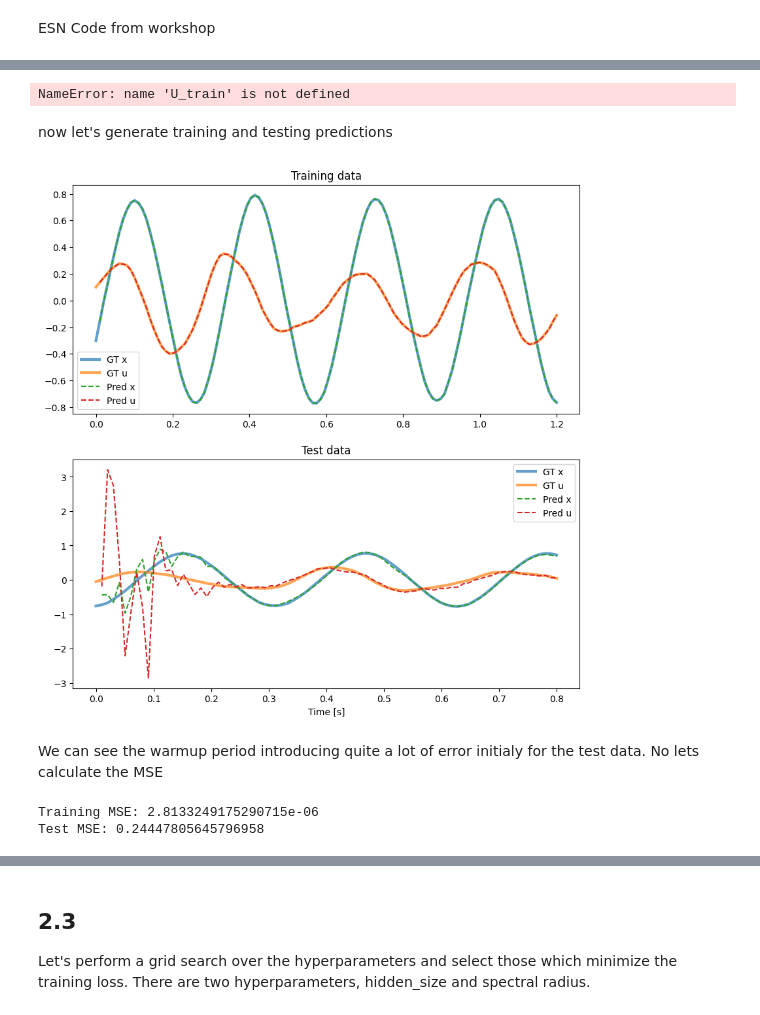
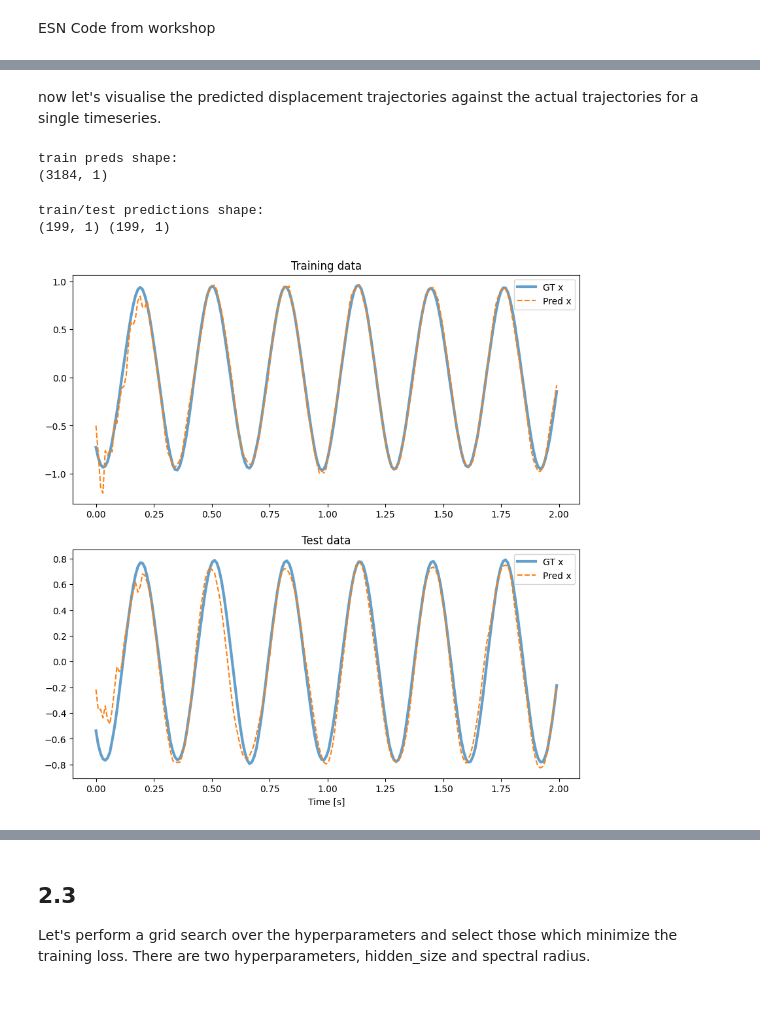
Before and after one commit to ck21706/DDPM_Coursework, a Jupyter notebook: part2_solution_notebook.ipynb, the cells around one changed output, grey strips where cells are left out. Drawn from its saved outputs; the diff is of its cells as text; code cells hidden in the pictures.

```diff
--- a/part2_solution_notebook.ipynb
+++ b/part2_solution_notebook.ipynb
@@ -222,7 +230,7 @@ def run_reservoir(W, Win, u, x = None):
     Win : ndarray
         The input weight matrix.
     u : ndarray
-        The input signal matrix.
+        The input signal matrix. shape = (n_samples, n_inputs)
     x : ndarray, optional
         The initial state vector of the reservoir. If not provided, it is set to zero.
 
@@ -251,7 +259,7 @@ def train_reservoir(all_x, y):
     all_x : ndarray
         The state vectors of the reservoir at each time step.
     y : ndarray
-        The target output signal matrix.
+        The target output signal matrix. shape = (n_samples, n_outputs)
 
     Returns
     -------
@@ -295,5 +303,5 @@ creating and training an initial ESN on the training data. Because we saw that t
 # %%
-def train_esn(size, spectral_radius, train_data, test_data):
+def train_esn(size, spectral_radius, train_in, train_out):
     """
     Train and predict using an Echo State Network (ESN) with the given parameters.
 
@@ -303,10 +311,11 @@ def train_esn(size, spectral_radius, train_data, test_data):
         The number of neurons in the reservoir.
     spectral_radius : float
         The desired spectral radius of the reservoir weight matrix
-    train_data : ndarray
-        The training data to use for training the ESN, with shape (n_features, n_samples)
-    test_data : ndarray
-        The test data to evaluate the trained ESN, with shape (n_features, n_samples)
+    train_in : ndarray
+        The training data to use for training the ESN, with shape (n_samples, n_features)
+    train_out : ndarray
+        The target data to use for training the ESN, with shape (n_samples, n_features)
+
 
     returns:
     --------
@@ -318,53 +327,45 @@ def train_esn(size, spectral_radius, train_data, test_data):
         The output weight matrix
     """
     # creating the reservoir with input size 2, corresponding to x
-    W, W_in = create_reservoir(size=size, in_size=2, spectral_radius=spectral_radius)
+    W, W_in = create_reservoir(size=size, in_size=train_in.shape[1], spectral_radius=spectral_radius)
     # running the reservoir with the training data to generate hidden layer states
-    hidden = run_reservoir(W, W_in, train_data[:, :-1].T)
+    hidden = run_reservoir(W, W_in, train_in)
     # time shifted by 1 so that the network learns to predict the next state
-    W_out = train_reservoir(hidden, train_data[:, 1:].T)
+    W_out = train_reservoir(hidden, train_out)
 
     return W_in, W, W_out
-# %%
-# training the ESN
-W_in, W, W_out = train_esn(100, 0.9, U_train, U_test)
-
-# making training and test predictions
-train_preds = predict_reservoir(W_out, W, W_in, U_train[:, :-1].T)
-test_preds = predict_reservoir(W_out, W, W_in, U_test[:, :-1].T)
-# %% [output]
-NameError: name 'U_train' is not defined
-# %% [markdown]
-now let's generate training and testing predictions
+# %%
+# training the ESN with a reservoir size of 100 and spectral radius of 0.9
+W_in, W, W_out = train_esn(100, 0.95, train_in=U_train, train_out=X_train)
+# %% [markdown]
+now let's visualise the predicted displacement trajectories against the actual trajectories for a single timeseries.
+# %%
+train_preds = predict_reservoir(W_out, W, W_in, U_train)
+print("train preds shape:")
+print(train_preds.shape)
+# %% [output]
+train preds shape:
+(3184, 1)
 # %%
+# making training and test predictions
+train_preds = predict_reservoir(W_out, W, W_in, U_train[:199])
+test_preds = predict_reservoir(W_out, W, W_in, U_test[:199])
 
+print("train/test predictions shape:")
+print(train_preds.shape, test_preds.shape)
 
 fig, axs = plt.subplots(2, 1, figsize=(10, 10))
-for i, (data, preds) in enumerate(zip([U_train, U_test], [train_preds, test_preds])):
-    t = np.linspace(0, data.shape[1]/SAMPLE_RATE, data.shape[1])
-    axs[i].plot(t, data[0, :], label='GT x', linewidth=3, alpha=0.7)
-    axs[i].plot(t, data[1, :], label='GT u', linewidth=3, alpha=0.7)
-    axs[i].plot(t[1:], preds.T[0, :], label='Pred x', linestyle='--')
-    axs[i].plot(t[1:], preds.T[1, :], label='Pred u', linestyle='--')
+for i, (data, preds) in enumerate(zip([X_train[:199], X_test[:199]], [train_preds, test_preds])): # removing the initial condition from preds, so that the shapes match
+    t = np.linspace(0, data.shape[0]/SAMPLE_RATE, data.shape[0])
+    axs[i].plot(t, data, label='GT x', linewidth=3, alpha=0.7)
+    axs[i].plot(t, preds, label='Pred x', linestyle='--')
     axs[i].legend()
 
 axs[1].set_xlabel('Time [s]')
 axs[0].set_title('Training data')
 axs[1].set_title('Test data')
 plt.show()
 # %% [output]
+train/test predictions shape:
+(199, 1) (199, 1)
-[figure, old version]
+[figure, new version]
-# %% [markdown]
-We can see the warmup period introducing quite a lot of error initialy for the test data. No lets calculate the MSE
-# %%
-def calc_mse(gt, pred):
-    return np.mean((gt - pred)**2)
-
-train_mse = calc_mse(U_train[:, 1:].T, train_preds)
-test_mse = calc_mse(U_test[:, 1:].T, test_preds)
-
-print(f'Training MSE: {train_mse}')
-print(f'Test MSE: {test_mse}')
-# %% [output]
-Training MSE: 2.8133249175290715e-06
-Test MSE: 0.24447805645796958
```
Also changed, not shown: parts of 40 cells of this notebook, 1 other file.
